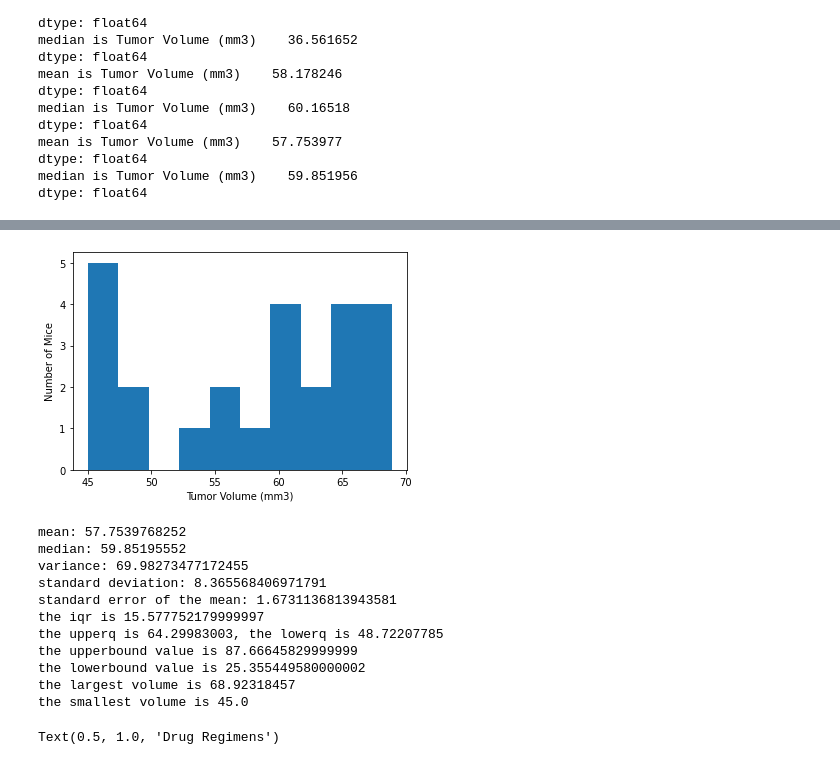
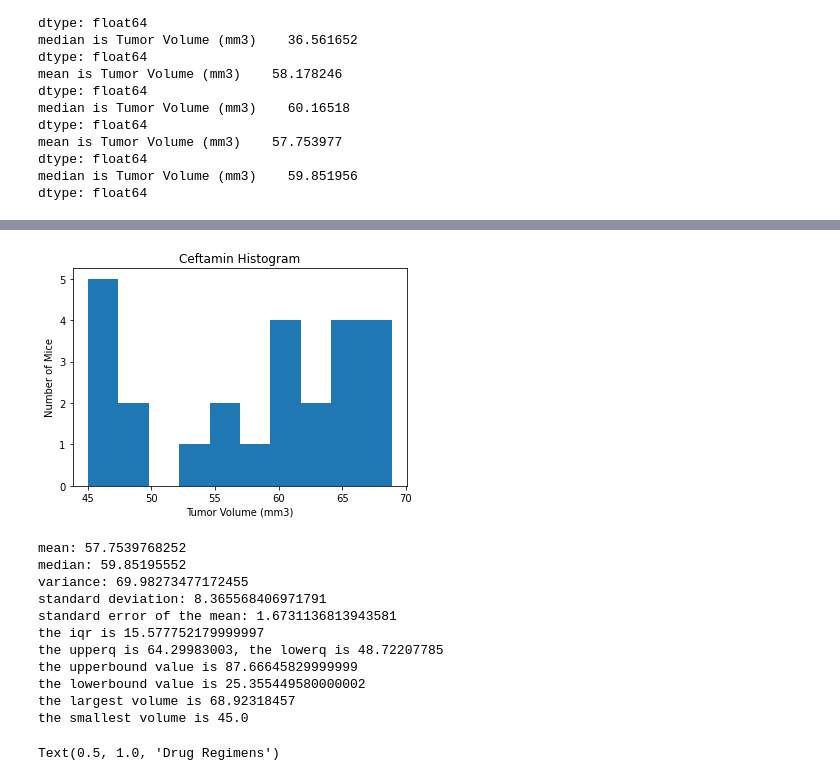
Before and after one commit to jaredhazlett/pymaceuticals-cancer-treatment-analysis, a Jupyter notebook: Matplotlib Homework.ipynb, the cells around one changed output, grey strips where cells are left out. Saved outputs shown, nothing was run; the diff lists cells and outputs as text; code cells hidden in the pictures.

```diff
--- a/Matplotlib Homework.ipynb
+++ b/Matplotlib Homework.ipynb
@@ -482,32 +486,33 @@ the smallest volume is 36.321345799999996
 # %%
 #We're creating a histogram and summary statistics for Ceftamin
 plt.hist(Ceftamin_last["Tumor Volume (mm3)"])
+plt.title("Ceftamin Histogram")
 plt.xlabel('Tumor Volume (mm3)')
 plt.ylabel('Number of Mice')
 plt.show()
 
 print(f"mean: {Ceftamin_last['Tumor Volume (mm3)'].mean()}")
 print(f"median: {Ceftamin_last['Tumor Volume (mm3)'].median()}")
 print(f"variance: {Ceftamin_last['Tumor Volume (mm3)'].var()}")
 print(f"standard deviation: {Ceftamin_last['Tumor Volume (mm3)'].std()}")
 print(f"standard error of the mean: {Ceftamin_last['Tumor Volume (mm3)'].sem()}")
 
 quartiles_cefta = Ceftamin_last["Tumor Volume (mm3)"].quantile([.25, .5, .75])
 lowerq_cefta = quartiles_cefta[.25]
 upperq_cefta = quartiles_cefta[.75]
 iqr_cefta = upperq_cefta - lowerq_cefta
 print(f"the iqr is {iqr_cefta}")
 print(f"the upperq is {upperq_cefta}, the lowerq is {lowerq_cefta}")
 lowerbound_cefta = lowerq_cefta - (1.5*iqr_cefta)
 upperbound_cefta = upperq_cefta + (1.5*iqr_cefta)
 print(f"the upperbound value is {upperbound_cefta}")
 print(f"the lowerbound value is {lowerbound_cefta}")
 max_cefta = Ceftamin_last['Tumor Volume (mm3)'].max()
 min_cefta = Ceftamin_last['Tumor Volume (mm3)'].min()
 print(f"the largest volume is {max_cefta}")
 print(f"the smallest volume is {min_cefta}")
 # %% [output]
-[figure, old version]
+[figure, new version]
 mean: 57.7539768252
 median: 59.85195552
 variance: 69.98273477172455
```
Also changed, not shown: parts of 4 cells of this notebook.
